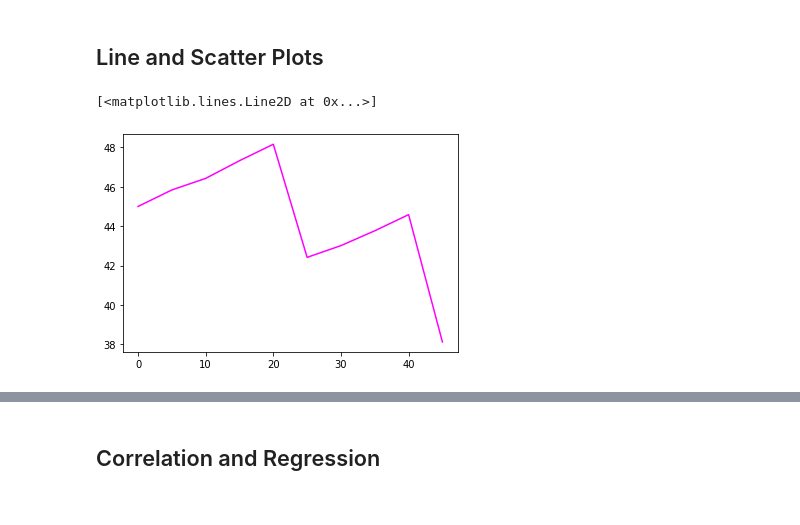
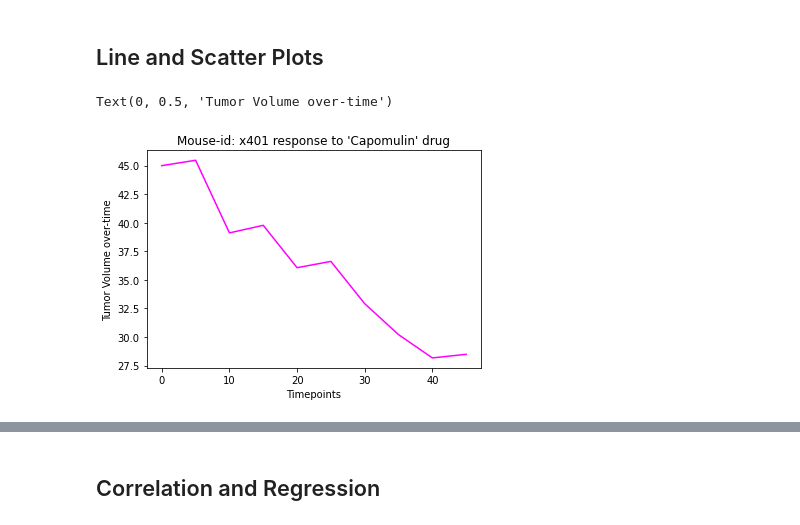
Before and after one commit to SHdimenson/Matplotlib-Challenge, a Jupyter notebook: Pymaceuticals/pymaceuticals_starter.ipynb, the cells around one changed output, grey strips where cells are left out. Drawn from its saved outputs; the diff is of its cells as text; code cells hidden in the pictures.

```diff
--- a/Pymaceuticals/pymaceuticals_starter.ipynb
+++ b/Pymaceuticals/pymaceuticals_starter.ipynb
@@ -289,13 +307,19 @@ plt.show()
 ## Line and Scatter Plots
 # %%
 # Generate a line plot of tumor volume vs. time point for a mouse treated with Capomulin
-tumorVol_time = mouse_study_unique.loc[mouse_study_unique["Drug Regimen"]=="Capomulin",["Mouse ID","Tumor Volume (mm3)","Timepoint"]]
+tumorVol_time = mouse_study_unique.loc[mouse_study_unique["Drug Regimen"]=="Capomulin",
+                                       ["Mouse ID","Tumor Volume (mm3)","Timepoint"]]
+
 mouse = np.random.choice(tumorVol_time["Mouse ID"])
+
 mouse_tumorVol_time = tumorVol_time.loc[tumorVol_time["Mouse ID"]==mouse, :]
 plt.plot(mouse_tumorVol_time["Timepoint"], mouse_tumorVol_time["Tumor Volume (mm3)"], color="magenta" )
+plt.title(f"Mouse-id: {mouse} response to 'Capomulin' drug")
+plt.xlabel("Timepoints")
+plt.ylabel("Tumor Volume over-time")
 # %% [output]
-[<matplotlib.lines.Line2D at 0x...>]
+Text(0, 0.5, 'Tumor Volume over-time')
-[figure, old version]
+[figure, new version]
 # %%
 # Generate a scatter plot of average tumor volume vs. mouse weight for the Capomulin regimen
 Capomulin_vol_weight=mouse_study_unique.loc[mouse_study_unique["Drug Regimen"]=="Capomulin",
```
Also changed, not shown: parts of 4 cells of this notebook.
